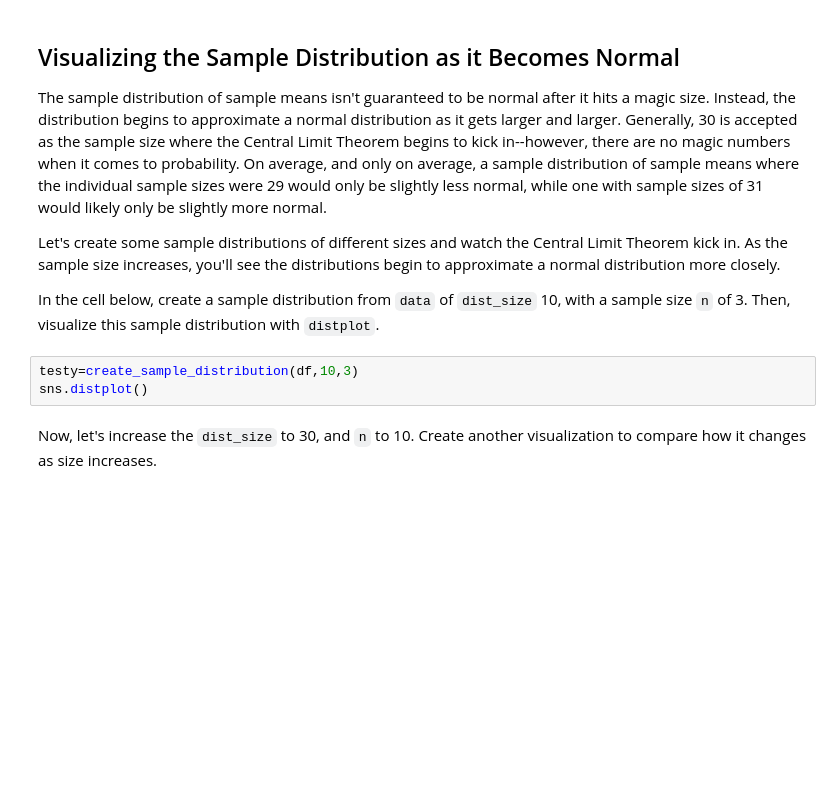
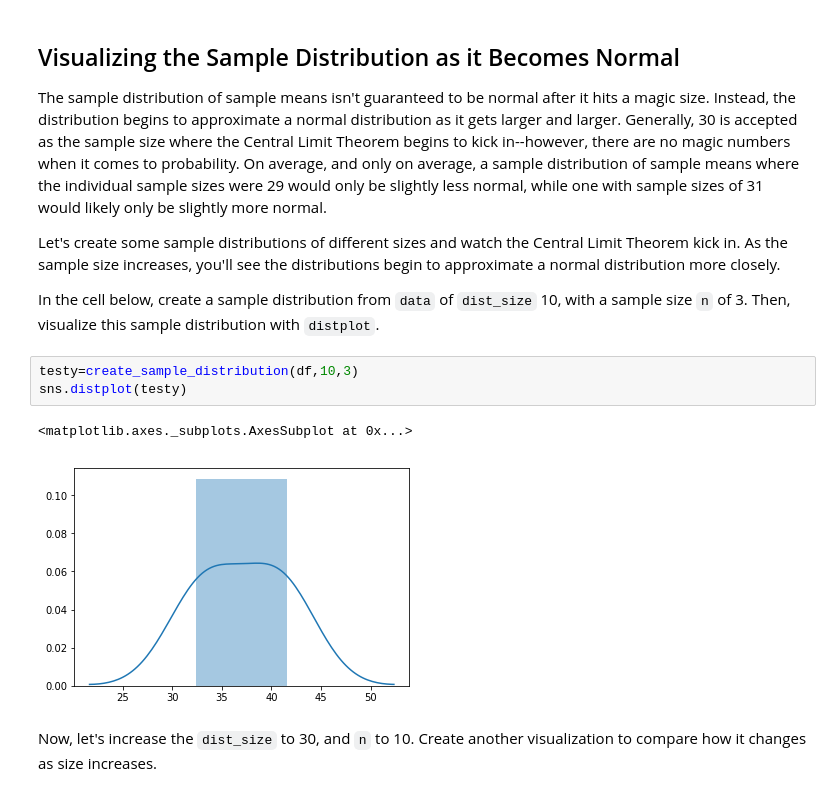
Before and after one commit to matthew-d-oliver/dsc-central-limit-theorem-lab-nyc-ds-082619, a Jupyter notebook: index.ipynb, the cells around one changed output. Cells and saved outputs as stored; diff of their text form; blank space fills up the shorter version.

```diff
--- a/index.ipynb
+++ b/index.ipynb
@@ -125,7 +125,10 @@ Let's create some sample distributions of different sizes and watch the Central
 In the cell below, create a sample distribution from `data` of `dist_size` 10, with a sample size `n` of 3. Then, visualize this sample distribution with `distplot`.
 # %%
 testy=create_sample_distribution(df,10,3)
-sns.distplot()
+sns.distplot(testy)
+# %% [output]
+<matplotlib.axes._subplots.AxesSubplot at 0x...>
+[figure, added]
 # %% [markdown]
 Now, let's increase the `dist_size` to 30, and `n` to 10.  Create another visualization to compare how it changes as size increases.
 # %%
```
